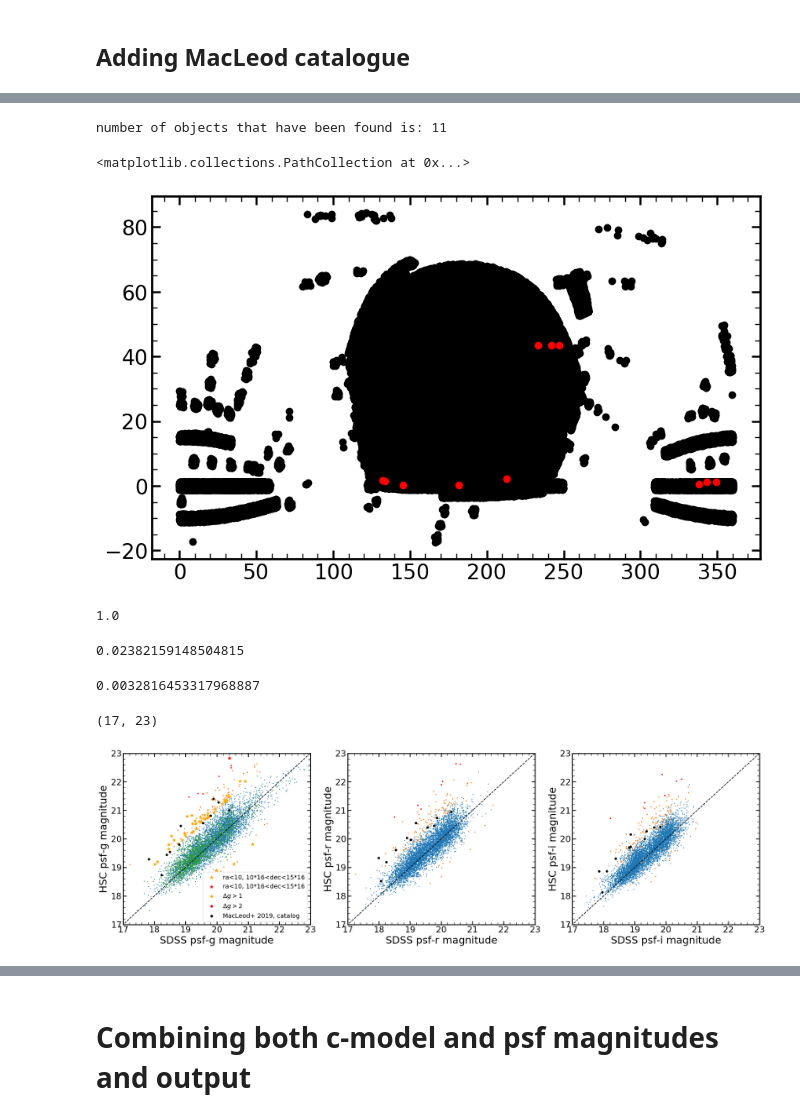
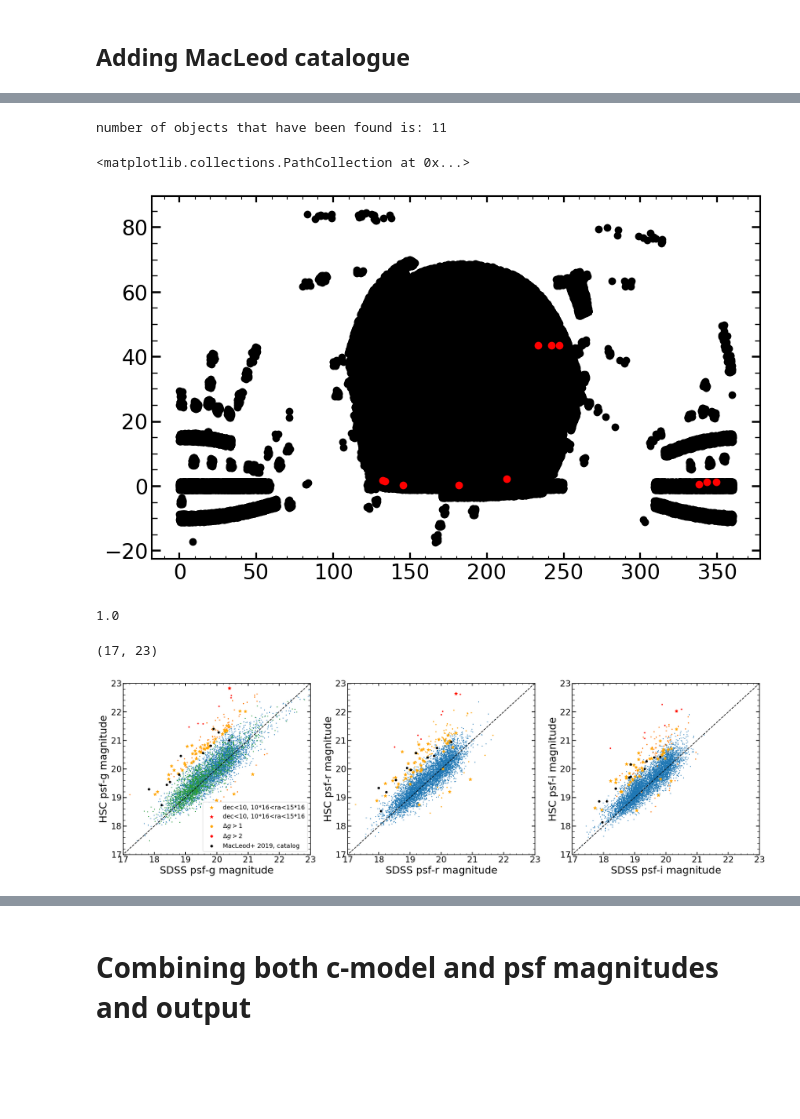
Before and after one commit to nevencaplar/Variability, a Jupyter notebook: HSC/HSC_Changed_QSO.ipynb, the cells around one changed output, grey strips where cells are left out. Drawn from its saved outputs; the diff is of its cells as text; code cells hidden in the pictures; blank space fills up the shorter version.

Commit message:
selection

```diff
--- a/HSC/HSC_Changed_QSO.ipynb
+++ b/HSC/HSC_Changed_QSO.ipynb
@@ -267,8 +267,8 @@ for j in tqdm(range(len(Positions_of_dr7))):
 
 matched_array=[]
 matched_array_extended_SDSS=[]
-for i in tqdm(range(len(res))):
-    if res[i][0]>0.001:
+for i in tqdm(range(len(res_matching))):
+    if res_matching[i][0]>0.001:
         pass
     else:
         # extract columns 0,1,2,3,6,7,8,9,10,11 from SDSS, which are SDSS ID, ra, dec, redshift and psf measurments in different bands (g->[6,7],r->[8,9],i->[10,11])
@@ -461,7 +461,7 @@ plt.scatter(matched_array_MacLeod_SDSS[:,1],matched_array_MacLeod_SDSS[:,2],colo
 # %% [output]
 number of objects that have been found is: 11
 <matplotlib.collections.PathCollection at 0x...>
-[figure, old version]
+[figure, new version]
 # %%
 # columns of matched_array_MacLeod_SDSS
 # 0. SDSS ID, 1. ra (SDSS), 2. dec (SDSS), 3. redshift (SDSS), 4. g-mag (SDSS) 5. sigma g-mag (SDSS), 6. r-mag (SDSS) 7. sigma r-mag (SDSS), 8. i-mag (SDSS) 9. sigma i-mag (SDSS)
@@ -485,19 +483,13 @@ mag_selection=(matched_array_filtered[:,1]<10)&(matched_array_filtered[:,2]<24*1
 # %%
 mag_selection=(matched_array_filtered[:,2]<10)&(matched_array_filtered[:,1]<16*15)&(matched_array_filtered[:,1]>10*15)
-# %%
-np.sum(selection_of_objects_1_mag_dimmer)/len(selection_of_objects_1_mag_dimmer)
-# %% [output]
-0.02382159148504815
-# %%
-262/79838
-# %% [output]
-0.0032816453317968887
 # %%
 matplotlib.rcParams.update({'font.size': 16})
 
 #showing the same plot, but now with the psf magnitudes
 selection_of_objects_1_mag_dimmer=np.abs((matched_array_filtered[:,14+4]-matched_array_filtered[:,4]))>1
 selection_of_objects_2_mag_dimmer=np.abs((matched_array_filtered[:,14+4]-matched_array_filtered[:,4]))>2
+
+selection_of_objects_actual_1_mag_dimmer=(matched_array_filtered[:,14+4]-matched_array_filtered[:,4])>1
 arrowup = u'$\u2191$'
 
 # select object fainter than 23 mag in g-band today to represent with arrows on the plot
@@ -527,9 +519,9 @@ plt.scatter(matched_array_filtered_and_more_than_2_mag_dimmer_and_faint_now[:,4]
 
 plt.scatter(matched_array_filtered[mag_selection][:,4],matched_array_filtered[mag_selection][:,14+4],s=1,marker='*')
 plt.scatter(matched_array_filtered[np.all((selection_of_objects_1_mag_dimmer,mag_selection),axis=0)][:,4],
-            matched_array_filtered[np.all((selection_of_objects_1_mag_dimmer,mag_selection),axis=0)][:,14+4],s=50,marker='*',color='orange',label='ra<10, 10*16<dec<15*16')
+            matched_array_filtered[np.all((selection_of_objects_1_mag_dimmer,mag_selection),axis=0)][:,14+4],s=50,marker='*',color='orange',label='dec<10, 10*16<ra<15*16')
 plt.scatter(matched_array_filtered[np.all((selection_of_objects_2_mag_dimmer,mag_selection),axis=0)][:,4],
-            matched_array_filtered[np.all((selection_of_objects_2_mag_dimmer,mag_selection),axis=0)][:,14+4],s=50,marker='*',color='red',label='ra<10, 10*16<dec<15*16')
+            matched_array_filtered[np.all((selection_of_objects_2_mag_dimmer,mag_selection),axis=0)][:,14+4],s=50,marker='*',color='red',label='dec<10, 10*16<ra<15*16')
 
 plt.scatter(matched_array_MacLeod_SDSS[:,4],matched_array_MacLeod_SDSS[:,18],s=20,color='black')
 
@@ -543,32 +535,43 @@ plt.ylabel('HSC psf-g magnitude')
 plt.plot(range(0,100),range(0,100),color='black',ls='--')
 plt.xlim(17,23)
 plt.ylim(17,23)
 
 plt.subplot(132)
 
 plt.scatter(matched_array_filtered[:,6],matched_array_filtered[:,14+6],s=1)
-plt.scatter(matched_array_filtered[:,6][np.all((selection_of_objects_1_mag_dimmer,mag_selection)],matched_array_filtered[:,14+6][selection_of_objects_1_mag_dimmer],s=3)
+plt.scatter(matched_array_filtered[:,6][selection_of_objects_1_mag_dimmer],matched_array_filtered[:,14+6][selection_of_objects_1_mag_dimmer],s=3,color='orange')
+plt.scatter(matched_array_filtered[:,6][np.all((selection_of_objects_1_mag_dimmer,mag_selection),axis=0)],matched_array_filtered[:,14+6][np.all((selection_of_objects_1_mag_dimmer,mag_selection),axis=0)],s=50,color='orange',marker='*')
 plt.scatter(matched_array_filtered[:,6][selection_of_objects_2_mag_dimmer],matched_array_filtered[:,14+6][selection_of_objects_2_mag_dimmer],s=5,color='red')
+plt.scatter(matched_array_filtered[np.all((selection_of_objects_2_mag_dimmer,mag_selection),axis=0)][:,6],
+            matched_array_filtered[np.all((selection_of_objects_2_mag_dimmer,mag_selection),axis=0)][:,14+6],s=50,marker='*',color='red',label='dec<10, 10*16<ra<15*16')
+
+
 plt.scatter(matched_array_MacLeod_SDSS[:,6],matched_array_MacLeod_SDSS[:,20],s=20,color='black')
 
 plt.xlabel('SDSS psf-r magnitude')
 plt.ylabel('HSC psf-r magnitude')
 plt.plot(range(0,100),range(0,100),color='black',ls='--')
 plt.xlim(17,23)
 plt.ylim(17,23)
 
 plt.subplot(133)
 
 plt.scatter(matched_array_filtered[:,8],matched_array_filtered[:,14+8],s=1)
 plt.scatter(matched_array_filtered[:,8][selection_of_objects_1_mag_dimmer],matched_array_filtered[:,14+8][selection_of_objects_1_mag_dimmer],s=3)
+plt.scatter(matched_array_filtered[:,8][np.all((selection_of_objects_1_mag_dimmer,mag_selection),axis=0)],matched_array_filtered[:,14+8][np.all((selection_of_objects_1_mag_dimmer,mag_selection),axis=0)],s=50,color='orange',marker='*')
+
 plt.scatter(matched_array_filtered[:,8][selection_of_objects_2_mag_dimmer],matched_array_filtered[:,14+8][selection_of_objects_2_mag_dimmer],s=5,color='red')
+
+plt.scatter(matched_array_filtered[np.all((selection_of_objects_2_mag_dimmer,mag_selection),axis=0)][:,8],
+            matched_array_filtered[np.all((selection_of_objects_2_mag_dimmer,mag_selection),axis=0)][:,14+8],s=50,marker='*',color='red',label='dec<10, 10*16<ra<15*16')
+
 plt.scatter(matched_array_MacLeod_SDSS[:,8],matched_array_MacLeod_SDSS[:,22],s=20,color='black')
 
 plt.xlabel('SDSS psf-i magnitude')
 plt.ylabel('HSC psf-i magnitude')
 plt.plot(range(0,100),range(0,100),color='black',ls='--')
 plt.xlim(17,23)
 plt.ylim(17,23)
 # %% [output]
 (17, 23)
-[figure, old version]
+[figure, new version]
```
Also changed, not shown: parts of 36 cells of this notebook, 4 other files.
